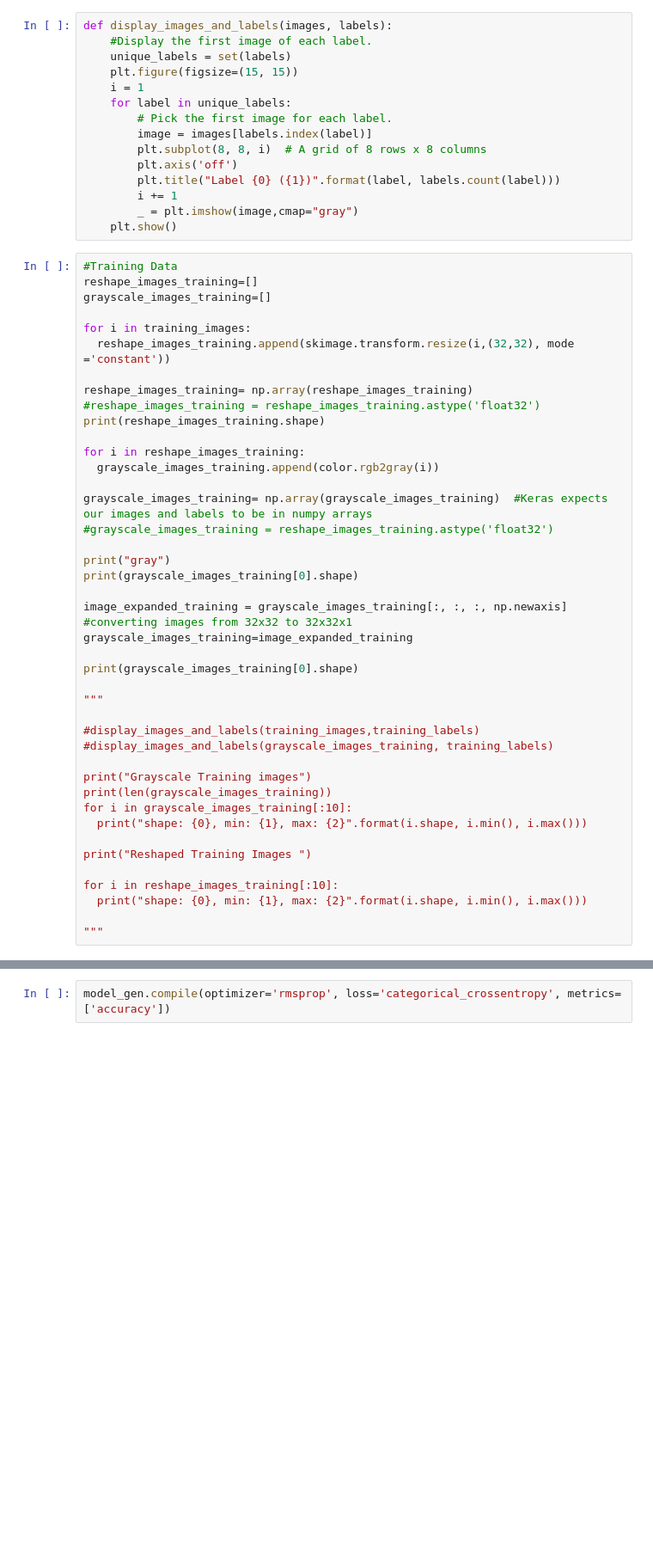
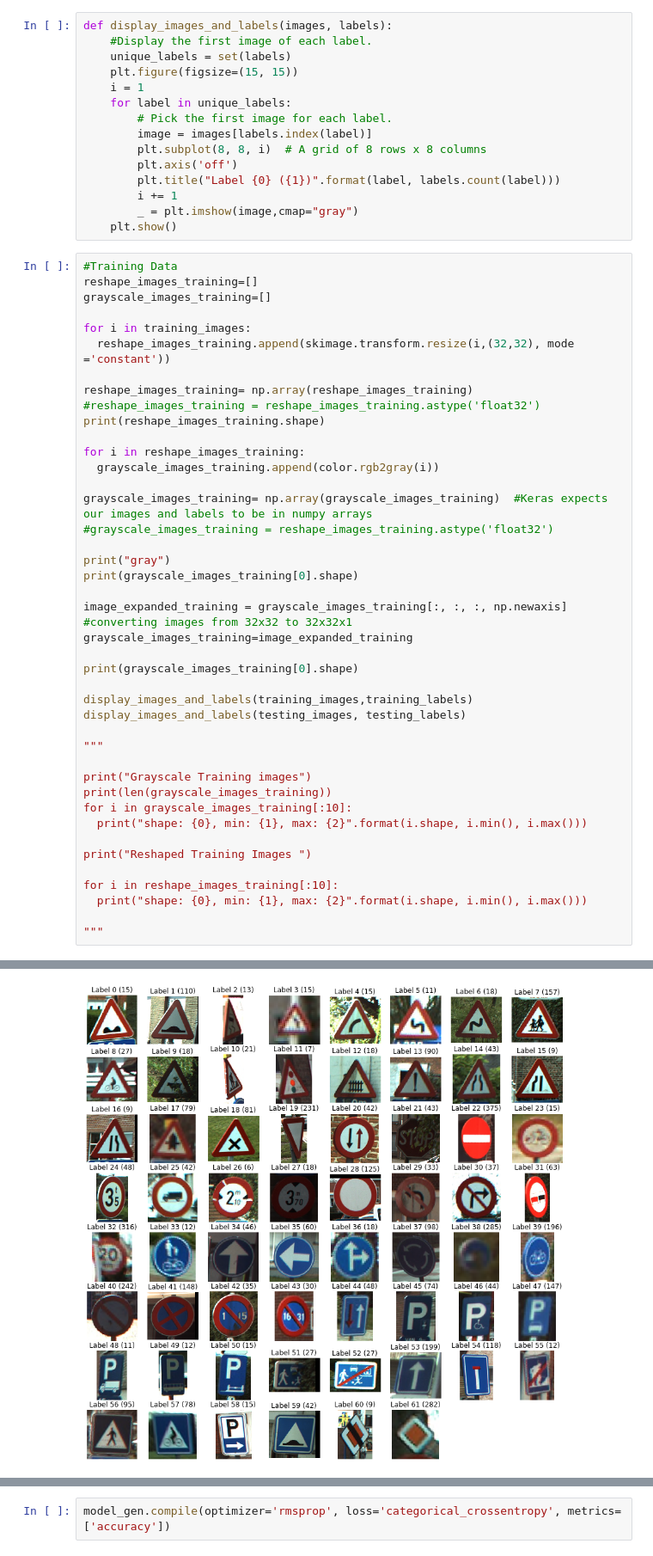
Before and after one commit to radicalcoder/ML-Project, a Jupyter notebook: MLP.ipynb, the cells around one changed output, grey strips where cells are left out. Shown at 86% size. Drawn from its saved outputs; the diff is of its cells as text; blank space fills up the shorter version.

```diff
--- a/MLP.ipynb
+++ b/MLP.ipynb
@@ -140,33 +153,34 @@ for i in reshape_images_training:
 
 grayscale_images_training= np.array(grayscale_images_training)  #Keras expects our images and labels to be in numpy arrays
 #grayscale_images_training = reshape_images_training.astype('float32')
 
 print("gray")
 print(grayscale_images_training[0].shape)
 
 image_expanded_training = grayscale_images_training[:, :, :, np.newaxis]  #converting images from 32x32 to 32x32x1
 grayscale_images_training=image_expanded_training
 
 print(grayscale_images_training[0].shape)
 
+display_images_and_labels(training_images,training_labels)
+display_images_and_labels(testing_images, testing_labels)
+
 """
-
-#display_images_and_labels(training_images,training_labels)
-#display_images_and_labels(grayscale_images_training, training_labels)
 
 print("Grayscale Training images")
 print(len(grayscale_images_training))
 for i in grayscale_images_training[:10]:
   print("shape: {0}, min: {1}, max: {2}".format(i.shape, i.min(), i.max()))
 
 print("Reshaped Training Images ")
 
 for i in reshape_images_training[:10]:
   print("shape: {0}, min: {1}, max: {2}".format(i.shape, i.min(), i.max()))
 
 """
 # %% [output]
 (4575, 32, 32, 3)
 gray
 (32, 32)
 (32, 32, 1)
+[figure, added]
```
Also changed, not shown: parts of 10 cells of this notebook.
